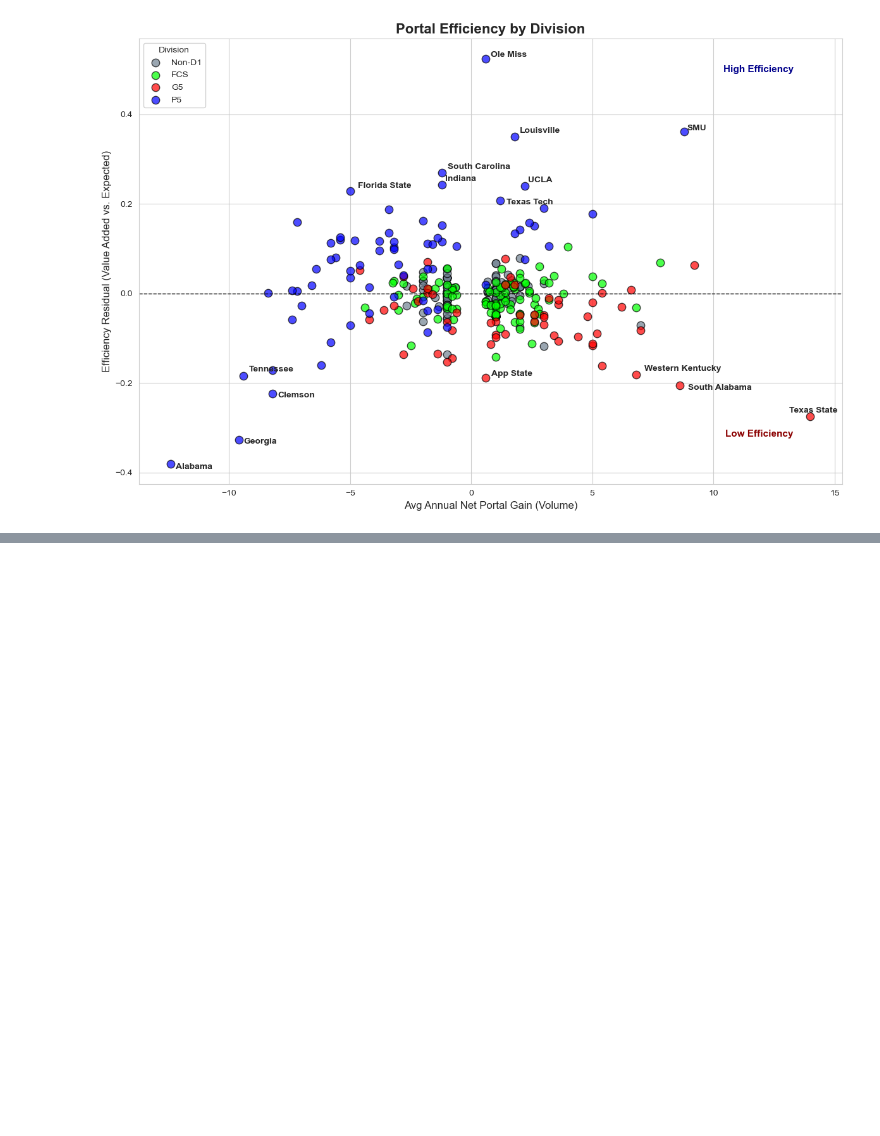
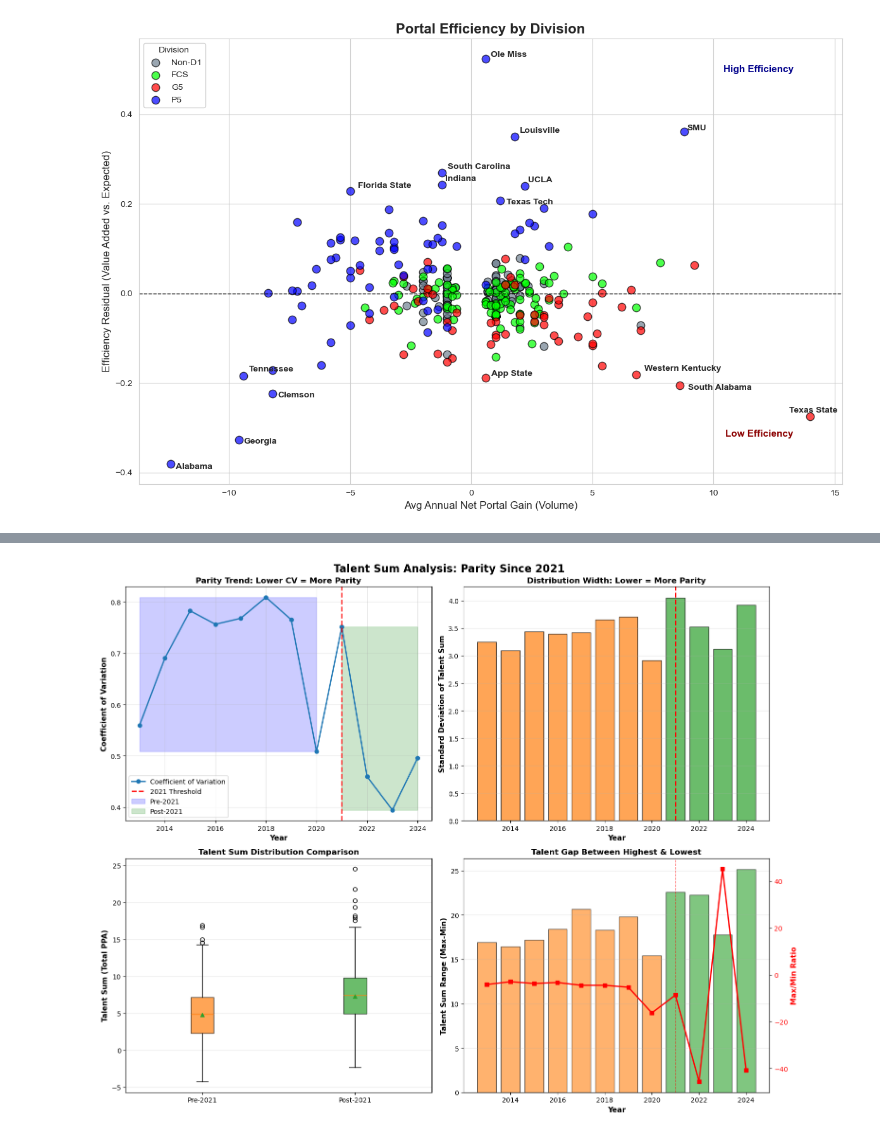
Before and after one commit to caleb-chandler/cfb-player-acquisition-network, a Jupyter notebook: analysis.ipynb, the cells around one changed output, grey strips where cells are left out. Saved outputs shown, nothing was run; the diff lists cells and outputs as text; code cells hidden in the pictures; blank space fills up the shorter version.

```diff
--- a/analysis.ipynb
+++ b/analysis.ipynb
@@ -2822,0 +2823,20 @@ plot_aggregated_efficiency_by_division(nd_npv_df)
+# %%
+# Calculate Talent Sum: sum of averagePPA_all for all players on each team by year
+# Using player performance data which already tracks individual player ratings (PPA)
+
+# First, let's aggregate player performance by team and year
+talent_sum = playerratings_df.groupby(['season', 'team'])['averagePPA_all'].sum().reset_index()
+talent_sum.columns = ['year', 'team', 'talent_sum']
+
+# Add roster size for context
+roster_size = playerratings_df.groupby(['season', 'team']).size().reset_index(name='roster_size')
+roster_size.columns = ['year', 'team', 'roster_size']
+talent_sum = talent_sum.merge(roster_size, on=['year', 'team'])
+
+# Calculate talent sum per player (normalized)
+talent_sum['talent_sum_per_player'] = talent_sum['talent_sum'] / talent_sum['roster_size']
+
+print("Talent Sum Data Summary:")
+print(talent_sum.head(10))
+print(f"\nData spans years {talent_sum['year'].min()} to {talent_sum['year'].max()}")
+print(f"Total teams with data: {talent_sum['team'].nunique()}")
@@ -2822,0 +2933,77 @@ plot_aggregated_efficiency_by_division(nd_npv_df)
+# %%
+# Create visualizations of talent sum distribution and parity trends
+
+fig, axes = plt.subplots(2, 2, figsize=(15, 12))
+fig.suptitle('Talent Sum Analysis: Parity Since 2021', fontsize=16, fontweight='bold')
+
+# 1. Trend of Coefficient of Variation over time
+ax1 = axes[0, 0]
+ax1.plot(parity_metrics['year'], parity_metrics['cv_talent_sum'],
+         marker='o', linewidth=2, markersize=6, color='#1f77b4', label='Coefficient of Variation')
+ax1.axvline(x=2021, color='red', linestyle='--', linewidth=2, label='2021 Threshold')
+ax1.fill_between(parity_metrics[parity_metrics['year'] < 2021]['year'],
+                  parity_metrics[parity_metrics['year'] < 2021]['cv_talent_sum'].min(),
+                  parity_metrics[parity_metrics['year'] < 2021]['cv_talent_sum'].max(),
+                  alpha=0.2, color='blue', label='Pre-2021')
+ax1.fill_between(parity_metrics[parity_metrics['year'] >= 2021]['year'],
+                  parity_metrics[parity_metrics['year'] >= 2021]['cv_talent_sum'].min(),
+                  parity_metrics[parity_metrics['year'] >= 2021]['cv_talent_sum'].max(),
+                  alpha=0.2, color='green', label='Post-2021')
+ax1.set_xlabel('Year', fontsize=11, fontweight='bold')
+ax1.set_ylabel('Coefficient of Variation', fontsize=11, fontweight='bold')
+ax1.set_title('Parity Trend: Lower CV = More Parity', fontsize=12, fontweight='bold')
+ax1.legend()
+ax1.grid(True, alpha=0.3)
+
+# 2. Standard Deviation of Talent Sum over time
+ax2 = axes[0, 1]
+ax2.bar(parity_metrics['year'], parity_metrics['std_talent_sum'],
+        color=['#ff7f0e' if year < 2021 else '#2ca02c' for year in parity_metrics['year']],
+        alpha=0.7, edgecolor='black')
+ax2.axvline(x=2021, color='red', linestyle='--', linewidth=2)
+ax2.set_xlabel('Year', fontsize=11, fontweight='bold')
+ax2.set_ylabel('Standard Deviation of Talent Sum', fontsize=11, fontweight='bold')
+ax2.set_title('Distribution Width: Lower = More Parity', fontsize=12, fontweight='bold')
+ax2.grid(True, alpha=0.3, axis='y')
+
+# 3. Box plot comparing pre-2021 and post-2021 talent sum distributions
+ax3 = axes[1, 0]
+pre_2021_data = talent_sum[talent_sum['year'] < 2021]['talent_sum']
+post_2021_data = talent_sum[talent_sum['year'] >= 2021]['talent_sum']
+bp = ax3.boxplot([pre_2021_data, post_2021_data],
+                   labels=['Pre-2021', 'Post-2021'],
+                   patch_artist=True,
+                   showmeans=True)
+for patch, color in zip(bp['boxes'], ['#ff7f0e', '#2ca02c']):
+    patch.set_facecolor(color)
+    patch.set_alpha(0.7)
+ax3.set_ylabel('Talent Sum (Total PPA)', fontsize=11, fontweight='bold')
+ax3.set_title('Talent Sum Distribution Comparison', fontsize=12, fontweight='bold')
+ax3.grid(True, alpha=0.3, axis='y')
+
+# 4. Gini coefficient or percentile spread analysis
+ax4 = axes[1, 1]
+spread_data = parity_metrics[['year', 'max_talent_sum', 'min_talent_sum']]
+spread_data['spread'] = spread_data['max_talent_sum'] - spread_data['min_talent_sum']
+spread_data['range_ratio'] = spread_data['max_talent_sum'] / spread_data['min_talent_sum']
+
+ax4_twin = ax4.twinx()
+ax4.bar(spread_data['year'], spread_data['spread'],
+        color=['#ff7f0e' if year < 2021 else '#2ca02c' for year in spread_data['year']],
+        alpha=0.6, edgecolor='black', label='Talent Sum Range')
+ax4_twin.plot(spread_data['year'], spread_data['range_ratio'],
+              color='red', marker='s', linewidth=2, markersize=6, label='Max/Min Ratio')
+ax4.axvline(x=2021, color='red', linestyle='--', linewidth=1, alpha=0.5)
+ax4.set_xlabel('Year', fontsize=11, fontweight='bold')
+ax4.set_ylabel('Talent Sum Range (Max-Min)', fontsize=11, fontweight='bold', color='black')
+ax4_twin.set_ylabel('Max/Min Ratio', fontsize=11, fontweight='bold', color='red')
+ax4.set_title('Talent Gap Between Highest & Lowest', fontsize=12, fontweight='bold')
+ax4.grid(True, alpha=0.3, axis='y')
+ax4.tick_params(axis='y', labelcolor='black')
+ax4_twin.tick_params(axis='y', labelcolor='red')
+
+plt.tight_layout()
+plt.show()
+
+print("Visualization complete!")
+# %% [output]
@@ -2822,0 +3020 @@ plot_aggregated_efficiency_by_division(nd_npv_df)
+[figure, added]
```
Also changed, not shown: parts of 7 cells of this notebook.
